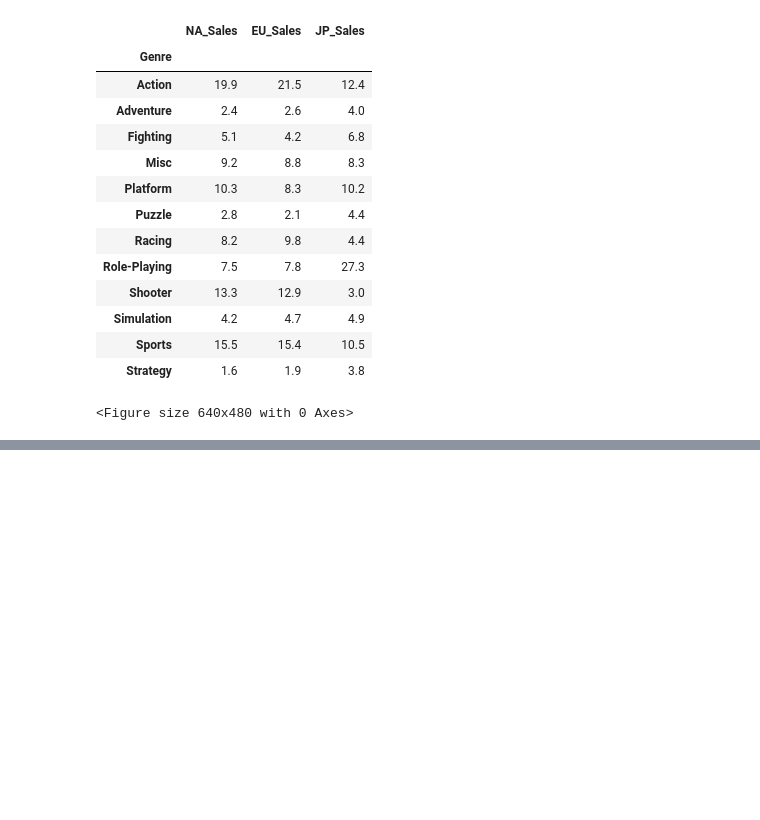
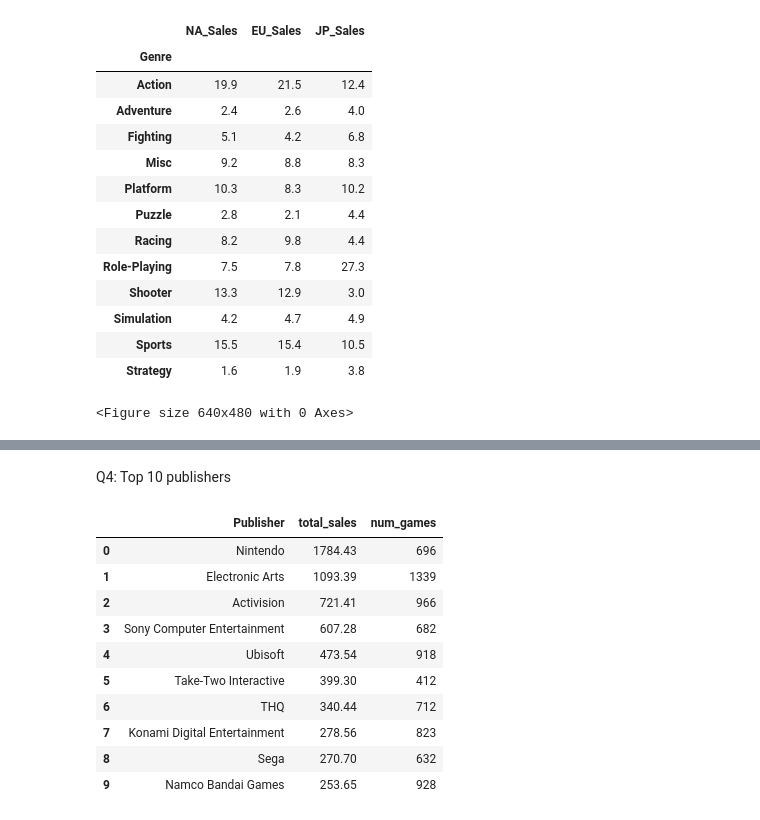
Before and after one commit to Amary754/gaming-analysis, a Jupyter notebook: analysis.ipynb, the cells around one changed output, grey strips where cells are left out. Saved outputs shown, nothing was run; the diff lists cells and outputs as text; code cells hidden in the pictures; blank space fills up the shorter version.

```diff
--- a/analysis.ipynb
+++ b/analysis.ipynb
@@ -222,0 +314,26 @@ plt.show()
+# %% [markdown]
+Q4: Top 10 publishers
+# %%
+q4 = """
+SELECT Publisher,
+       ROUND(SUM(Global_sales), 2) as total_sales,
+       COUNT(*) as num_games
+FROM games
+GROUP BY Publisher
+ORDER BY total_sales DESC
+LIMIT 10;
+"""
+
+pd.read_sql_query(q4, conn)
+# %% [output]
+|  | Publisher | total_sales | num_games |
+| 0 | Nintendo | 1784.43 | 696 |
+| 1 | Electronic Arts | 1093.39 | 1339 |
+| 2 | Activision | 721.41 | 966 |
+| 3 | Sony Computer Entertainment | 607.28 | 682 |
+| 4 | Ubisoft | 473.54 | 918 |
+| 5 | Take-Two Interactive | 399.30 | 412 |
+| 6 | THQ | 340.44 | 712 |
+| 7 | Konami Digital Entertainment | 278.56 | 823 |
+| 8 | Sega | 270.70 | 632 |
+| 9 | Namco Bandai Games | 253.65 | 928 |
```
Also changed, not shown: parts of 14 cells of this notebook.
